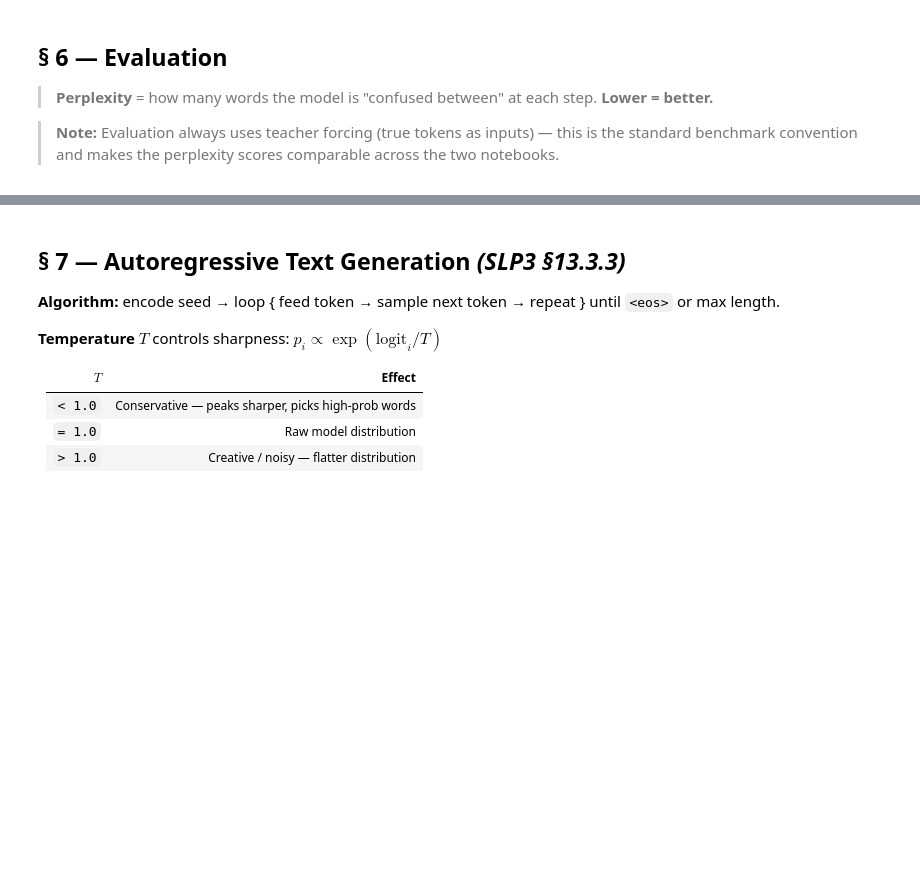
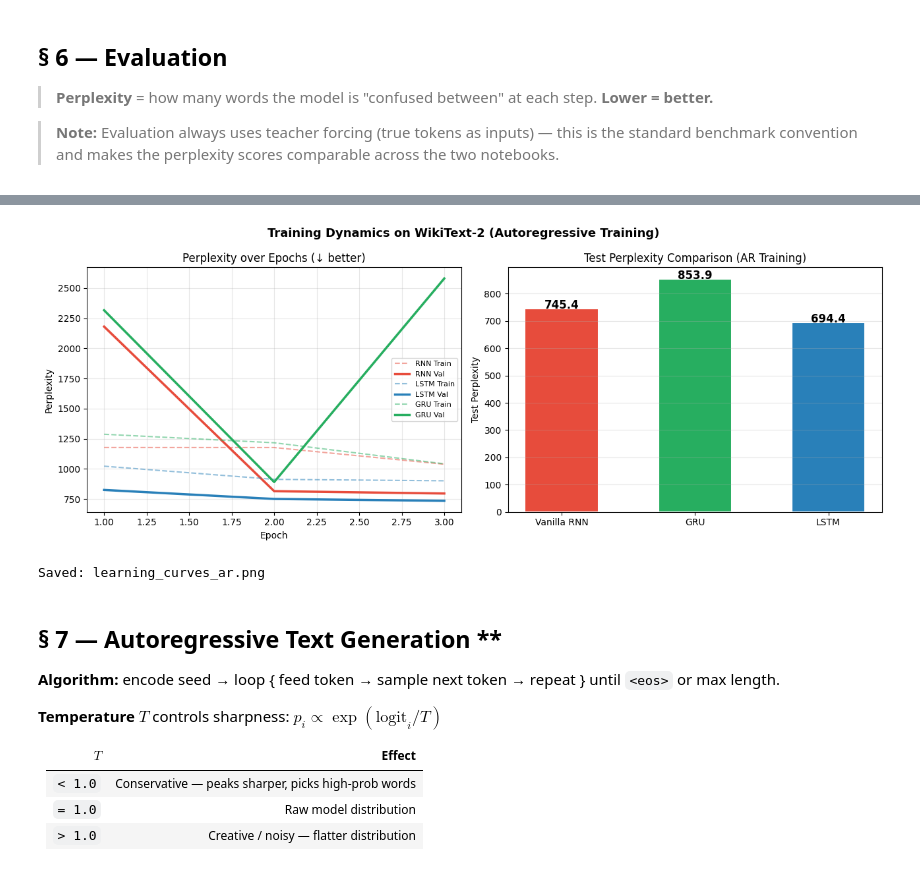
Before and after one commit to debajyotimaz/Autoregressive-Language-Models, a Jupyter notebook: AutoregressiveLM_Tutorial_ARTrain.ipynb, the cells around one changed output, grey strips where cells are left out. Saved outputs shown, nothing was run; the diff lists cells and outputs as text; code cells hidden in the pictures; blank space fills up the shorter version.

```diff
--- a/AutoregressiveLM_Tutorial_ARTrain.ipynb
+++ b/AutoregressiveLM_Tutorial_ARTrain.ipynb
@@ -57,7 +57,7 @@ warnings.filterwarnings('ignore')
 SEED = 42
 torch.manual_seed(SEED); np.random.seed(SEED); random.seed(SEED)
 
-device = torch.device('cuda' if torch.cuda.is_available() else 'cpu')
+device = torch.device('cuda' if torch.cuda.is_available else 'cpu')
 print(f"Using device: {device}")
 if device.type == 'cuda':
     print(f"  GPU: {torch.cuda.get_device_name(0)}")
@@ -355,7 +355,7 @@ HIDDEN_SIZE = 256
 NUM_LAYERS  = 2
 DROPOUT     = 0.3
 
-def count_params(m): return sum(p.numel() for p in m.parameters() if p.requires_grad)
+def count_params(m): return sum(p.numel for p in m.parameters if p.requires_grad)
 
 rnn_model  = RNNLanguageModel( VOCAB_SIZE, EMBED_SIZE, HIDDEN_SIZE, NUM_LAYERS, DROPOUT).to(device)
 lstm_model = LSTMLanguageModel(VOCAB_SIZE, EMBED_SIZE, HIDDEN_SIZE, NUM_LAYERS, DROPOUT).to(device)
@@ -411,7 +411,7 @@ def compute_perplexity(loss):
 
 def detach_hidden(h):
     """Detach hidden state from computation graph (truncated BPTT)."""
-    return tuple(x.detach() for x in h) if isinstance(h, tuple) else h.detach()
+    return tuple(x.detach for x in h) if isinstance(h, tuple) else h.detach
 
 
 # ── ★ Autoregressive training loop ────────────────────────────────────────────
@@ -425,12 +425,12 @@ def detach_hidden(h):
 
 def train_epoch_ar(model, loader, optimizer, criterion, clip=1.0):
     """One epoch of autoregressive (free-running) training."""
-    model.train()
+    model.train
     total_loss, hidden = 0.0, None
 
     for x, y in tqdm(loader, desc="  train (AR)", leave=False):
         x, y = x.to(device), y.to(device)   # x: (B, T),  y: (B, T)
-        bs, seq_len = x.size()
+        bs, seq_len = x.size
 
         # Reset / resize hidden state between batches
         if hidden is None or (isinstance(hidden, tuple) and hidden[0].size(1) != bs) or \
@@ -438,7 +438,7 @@ def train_epoch_ar(model, loader, optimizer, criterion, clip=1.0):
             hidden = model.init_hidden(bs)
         hidden = detach_hidden(hidden)
 
-        optimizer.zero_grad()
+        optimizer.zero_grad
 
         # ── Seed the loop with the first true token ──────────────────────────
         # (using x[:, 0] as seed is standard; beyond t=0, only model output is used)
@@ -453,24 +453,24 @@ def train_epoch_ar(model, loader, optimizer, criterion, clip=1.0):
             batch_loss = batch_loss + criterion(logits_t, y[:, t])
 
             # ★ Autoregressive: greedily pick the model's best guess as next input
-            with torch.no_grad():
+            with torch.no_grad:
                 next_tok = logits_t.argmax(dim=-1, keepdim=True)   # (B, 1)
             inp = next_tok
 
         loss = batch_loss / seq_len
-        loss.backward()
-        torch.nn.utils.clip_grad_norm_(model.parameters(), clip)   # ← GRADIENT CLIPPING
-        optimizer.step()
-        total_loss += loss.item()
+        loss.backward
+        torch.nn.utils.clip_grad_norm_(model.parameters, clip)   # ← GRADIENT CLIPPING
+        optimizer.step
+        total_loss += loss.item
 
     return total_loss / len(loader)
 
 
 def evaluate(model, loader, criterion):
     """Evaluation with teacher forcing (standard — allows fair perplexity comparison)."""
-    model.eval()
+    model.eval
     total_loss, hidden = 0, None
-    with torch.no_grad():
+    with torch.no_grad:
         for x, y in loader:
             x, y = x.to(device), y.to(device)
             bs = x.size(0)
@@ -479,7 +479,7 @@ def evaluate(model, loader, criterion):
                 hidden = model.init_hidden(bs)
             hidden = detach_hidden(hidden)
             logits, hidden = model(x, hidden)
-            total_loss += criterion(logits.view(-1, logits.size(-1)), y.view(-1)).item()
+            total_loss += criterion(logits.view(-1, logits.size(-1)), y.view(-1)).item
     return total_loss / len(loader)
 
 print("✅ Autoregressive training utilities defined")
@@ -488,7 +488,7 @@ print("✅ Autoregressive training utilities defined")
 # %%
 def train_model(model, name, n_epochs=3, lr=3e-3):
     criterion = nn.CrossEntropyLoss(ignore_index=0)
-    optimizer = optim.Adam(model.parameters(), lr=lr)
+    optimizer = optim.Adam(model.parameters, lr=lr)
     scheduler = optim.lr_scheduler.ReduceLROnPlateau(optimizer, patience=1, factor=0.5)
     history = {'train_ppl': [], 'val_ppl': []}
     best_val_loss, best_state = float('inf'), None
@@ -498,7 +498,7 @@ def train_model(model, name, n_epochs=3, lr=3e-3):
     print(f"{'='*62}")
 
     for epoch in range(1, n_epochs+1):
-        t0 = time.time()
+        t0 = time.time
         train_loss = train_epoch_ar(model, train_loader, optimizer, criterion)  # ← AR loop
         val_loss   = evaluate(model, val_loader, criterion)
         scheduler.step(val_loss)
@@ -507,8 +507,8 @@ def train_model(model, name, n_epochs=3, lr=3e-3):
         history['val_ppl'].append(val_ppl)
         if val_loss < best_val_loss:
             best_val_loss = val_loss
-            best_state = {k: v.cpu().clone() for k, v in model.state_dict().items()}
-        print(f"  Epoch {epoch}/{n_epochs} | Train PPL: {train_ppl:7.1f} | Val PPL: {val_ppl:7.1f} | {time.time()-t0:.0f}s")
+            best_state = {k: v.cpu.clone for k, v in model.state_dict.items}
+        print(f"  Epoch {epoch}/{n_epochs} | Train PPL: {train_ppl:7.1f} | Val PPL: {val_ppl:7.1f} | {time.time-t0:.0f}s")
 
     model.load_state_dict(best_state)
     print(f"  ✅ Best val PPL: {compute_perplexity(best_val_loss):.1f}")
@@ -548,38 +581,41 @@ print("  ↑ Lower perplexity = better language model")
 # %%
 # ── Learning Curves ──────────────────────────────────────────────────────────
 
 fig, axes = plt.subplots(1, 2, figsize=(13, 5))
 fig.suptitle('Training Dynamics on WikiText-2 (Autoregressive Training)', fontsize=13, fontweight='bold')
 
 COLORS = {'RNN': '#e74c3c', 'LSTM': '#2980b9', 'GRU': '#27ae60'}
 EPOCHS = list(range(1, N_EPOCHS+1))
 
 for name, hist in [('RNN', rnn_hist), ('LSTM', lstm_hist), ('GRU', gru_hist)]:
     c = COLORS[name]
     axes[0].plot(EPOCHS, hist['train_ppl'], '--', color=c, alpha=0.5, label=f'{name} Train')
     axes[0].plot(EPOCHS, hist['val_ppl'],   '-',  color=c, lw=2.5, label=f'{name} Val')
 
 axes[0].set_xlabel('Epoch'); axes[0].set_ylabel('Perplexity')
 axes[0].set_title('Perplexity over Epochs (↓ better)')
 axes[0].legend(fontsize=8); axes[0].grid(alpha=0.3)
 
 # Bar chart of test PPL
 names = ['Vanilla RNN', 'GRU', 'LSTM']
 ppls  = [results['RNN']['test_ppl'], results['GRU']['test_ppl'], results['LSTM']['test_ppl']]
 bars  = axes[1].bar(names, ppls, color=[COLORS['RNN'], COLORS['GRU'], COLORS['LSTM']],
                     edgecolor='white', linewidth=1.5, width=0.55)
 for bar, val in zip(bars, ppls):
-    axes[1].text(bar.get_x()+bar.get_width()/2, bar.get_height()+1,
+    axes[1].text(bar.get_x+bar.get_width/2, bar.get_height+1,
                  f'{val:.1f}', ha='center', fontweight='bold', fontsize=12)
 axes[1].set_ylabel('Test Perplexity'); axes[1].set_title('Test Perplexity Comparison (AR Training)')
 axes[1].grid(axis='y', alpha=0.3)
 
-plt.tight_layout()
+plt.tight_layout
 plt.savefig('learning_curves_ar.png', dpi=120, bbox_inches='tight')
-plt.show()
+plt.show
 print("Saved: learning_curves_ar.png")
+# %% [output]
+[figure, added]
+Saved: learning_curves_ar.png
 # %% [markdown]
-## § 7 — Autoregressive Text Generation *(SLP3 §13.3.3)*
+## § 7 — Autoregressive Text Generation **
 
 **Algorithm:** encode seed → loop { feed token → sample next token → repeat } until `<eos>` or max length.
 
```
Also changed, not shown: parts of 15 cells of this notebook, 3 other files.
